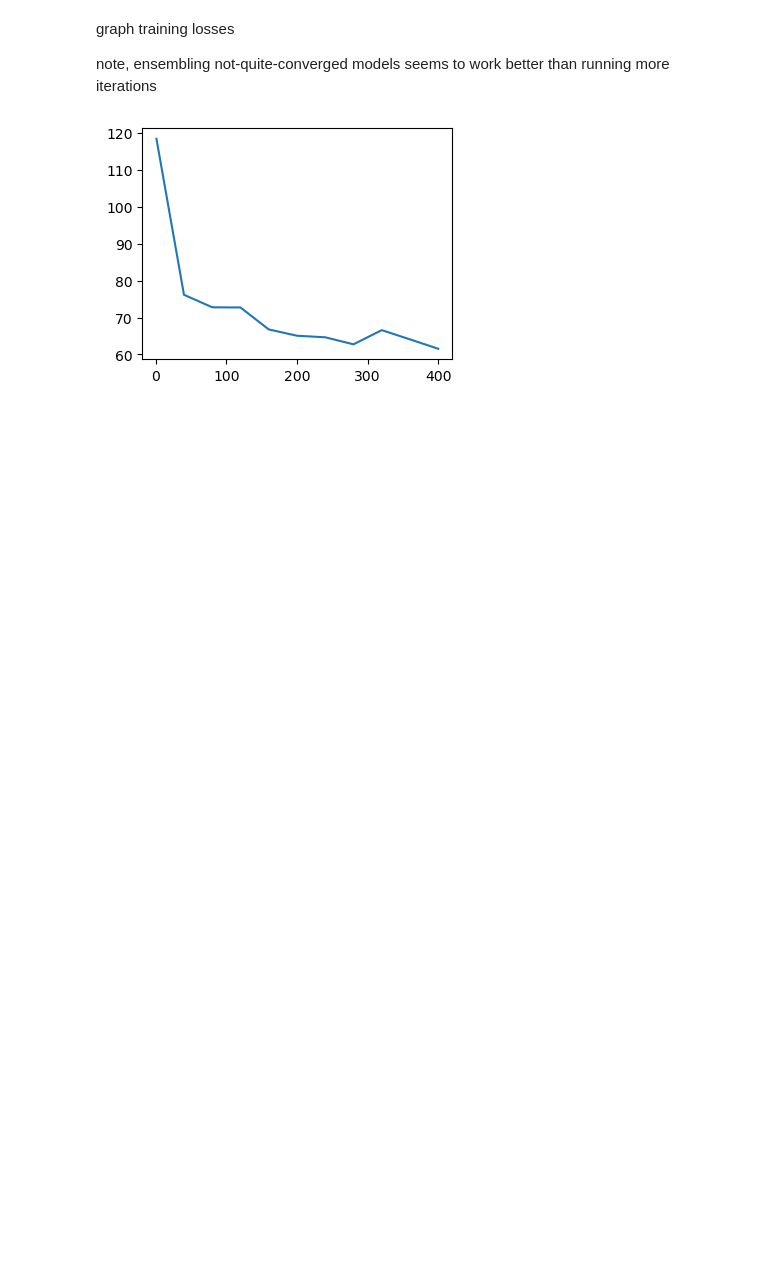
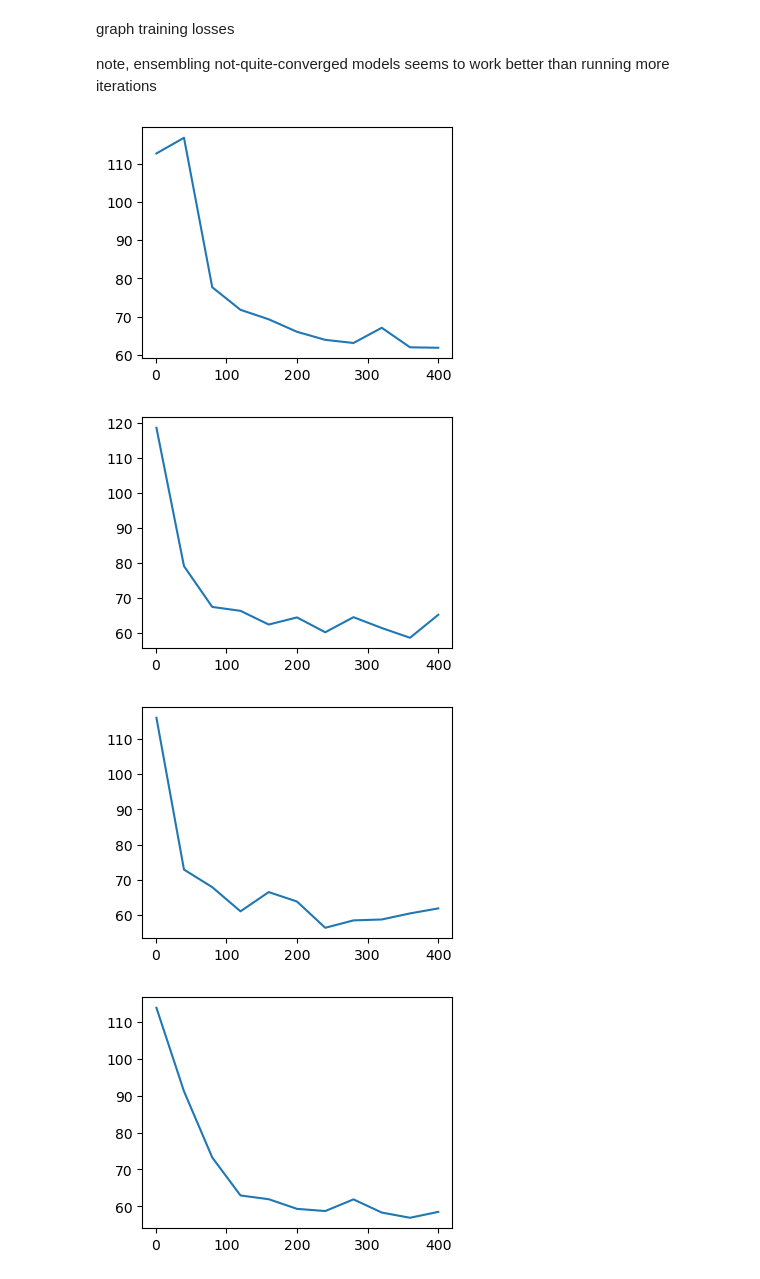
Before and after one commit to CDDEP-DC/nbeats-xd, a Jupyter notebook: example.ipynb, the cells around one changed output. Drawn from its saved outputs; the diff is of its cells as text; code cells hidden in the pictures; blank space fills up the shorter version.

```diff
--- a/example.ipynb
+++ b/example.ipynb
@@ -64,7 +65,7 @@ you can change the settings here or in `config.json`
 
 e.g., `rstate.cut` sets the train/test split index (None = train on all data)
 # %%
-rstate.cut = 908
+rstate.cut = 978 #908
 # %% [markdown]
 `default_settings()` returns settings that can be changed between models within an ensemble
 
@@ -347,14 +360,16 @@ graph training losses
 
 note, ensembling not-quite-converged models seems to work better than running more iterations
 # %%
-rstate = read_pickle("storage/test_908.pickle")
-#print([k for k in rstate.mu_fc])
-k = [k for k in rstate.mu_fc][0]
-total_iter = rstate.settings_list[0].iterations
-snapshot_manager = SnapshotManager(snapshot_dir=os.path.join(rstate.snapshot_dir, k), total_iterations=total_iter)
-ldf = snapshot_manager.load_training_losses()
-_, ax = plt.subplots(figsize=[4,3])
-ax.plot(ldf)
-plt.show()
+rstate = read_pickle("storage/output/nbxd_978.pickle")
+for (i,k) in enumerate(list(rstate.mu_fc.keys())[:-1]):
+    total_iter = rstate.settings_list[i].iterations
+    snapshot_manager = SnapshotManager(snapshot_dir=os.path.join(rstate.snapshot_dir, k), total_iterations=total_iter)
+    ldf = snapshot_manager.load_training_losses()
+    _, ax = plt.subplots(figsize=[4,3])
+    ax.plot(ldf)
+    plt.show()
 # %% [output]
-[figure, old version]
+[figure, new version]
+[figure, added]
+[figure, added]
+[figure, added]
```
Also changed, not shown: parts of 10 cells of this notebook, 6 other files.
